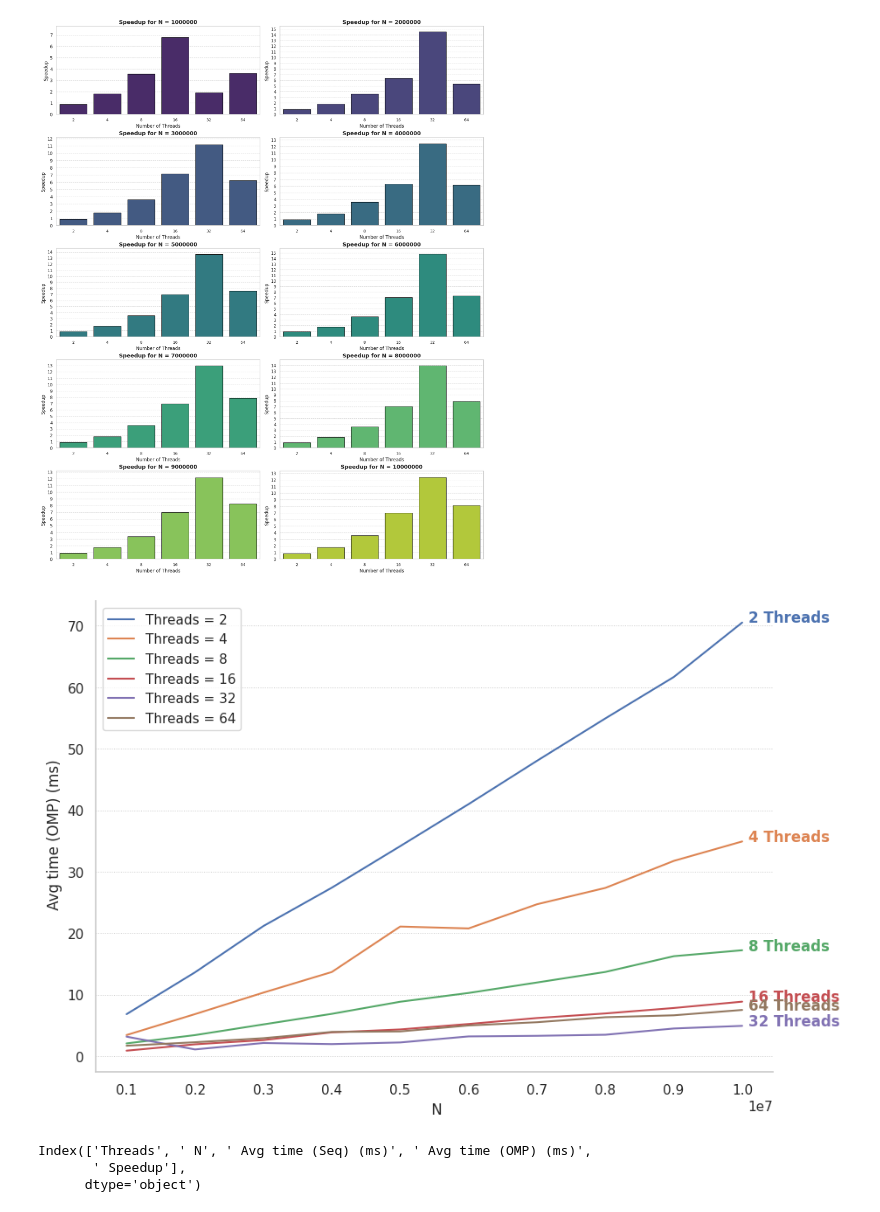
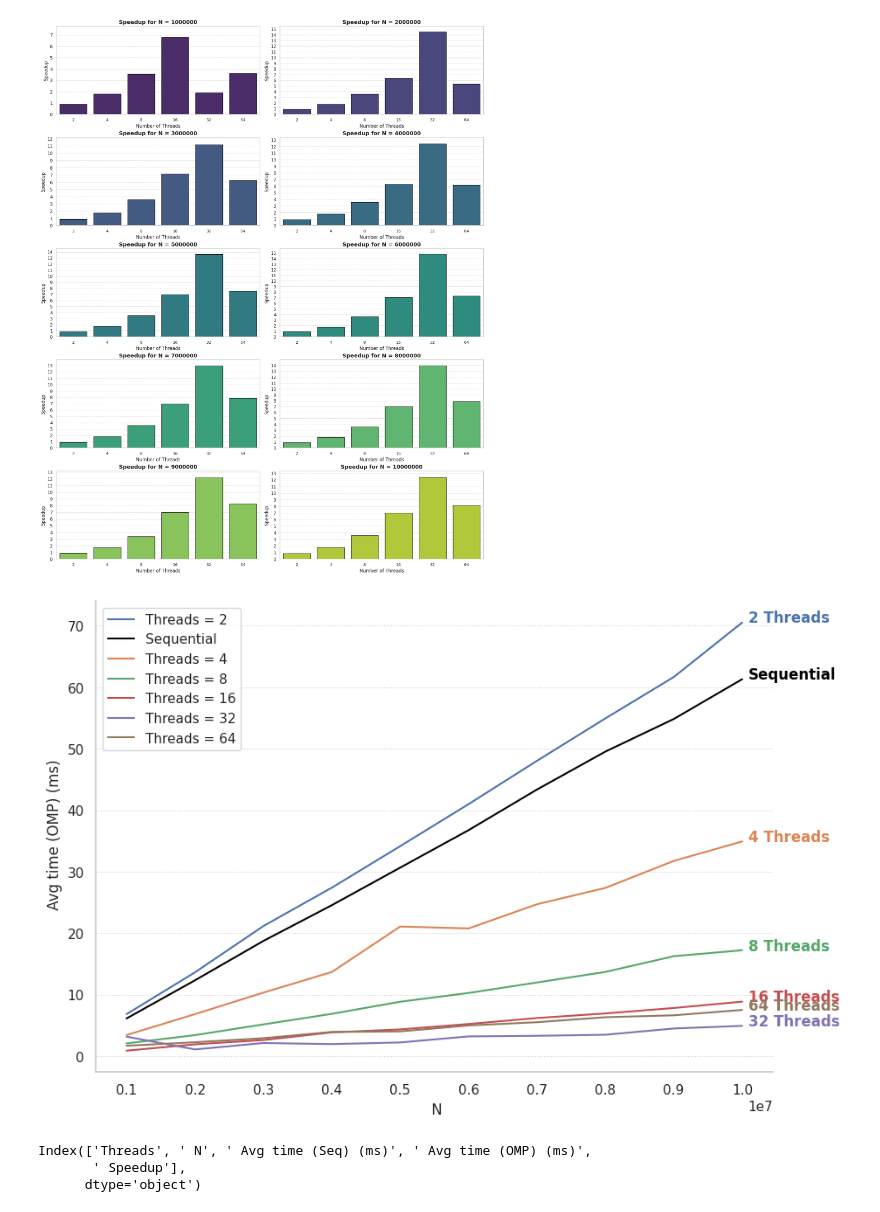
Before and after one commit to pesricha/OpenMP-and-MPI, a Jupyter notebook: openmp/plots.ipynb, the cells around one changed output. Drawn from its saved outputs; the diff is of its cells as text; code cells hidden in the pictures.

Commit message:
Update time vs N plot to have Sequential time.

```diff
--- a/openmp/plots.ipynb
+++ b/openmp/plots.ipynb
@@ -127,34 +127,54 @@ plt.show()
 plt.figure(figsize=(10, 7))
 for t_Value in data['Threads'].unique():
     data_t = data[data['Threads'] == t_Value]
     line = sns.lineplot(
         data=data_t,
         x=' N',
         y=' Avg time (OMP) (ms)',
         label=f'Threads = {t_Value}'
     )
     # Get the color of the line
     color = line.get_lines()[-1].get_color()
     # Annotate the line with the thread value
     plt.annotate(
         f'{t_Value} Threads',
         xy=(data_t[' N'].values[-1], data_t[' Avg time (OMP) (ms)'].values[-1]),
         xytext=(5, 0),
         textcoords='offset points',
         horizontalalignment='left',
         size='medium',
         color=color,
         weight='semibold'
     )
 
+    if t_Value == 2:
+        line = sns.lineplot(
+            data=data_t,
+            x=' N',
+            y=' Avg time (Seq) (ms)',
+            color= 'black',
+            label=f'Sequential'
+            )
+        plt.annotate(
+            f'Sequential',
+            xy=(data_t[' N'].values[-1], data_t[' Avg time (Seq) (ms)'].values[-1]),
+            xytext=(5, 0),
+            textcoords='offset points',
+            horizontalalignment='left',
+            size='medium',
+            color='black',
+            weight='semibold'
+        )
+
+
 plt.xticks(data[' N'].unique())
 plt.grid(axis='y', linestyle=':', linewidth=0.7)  # Add horizontal dotted gridlines
 plt.grid(axis='x', visible=False)  # Remove vertical gridlines
 plt.gca().spines['top'].set_visible(False)  # Remove top box bar
 plt.gca().spines['right'].set_visible(False)  # Remove right box bar
 plt.show()
 # %% [output]
-[figure, old version]
+[figure, new version]
 # %%
 data.columns
 # %% [output]
```
Also changed, not shown: 1 other file.
